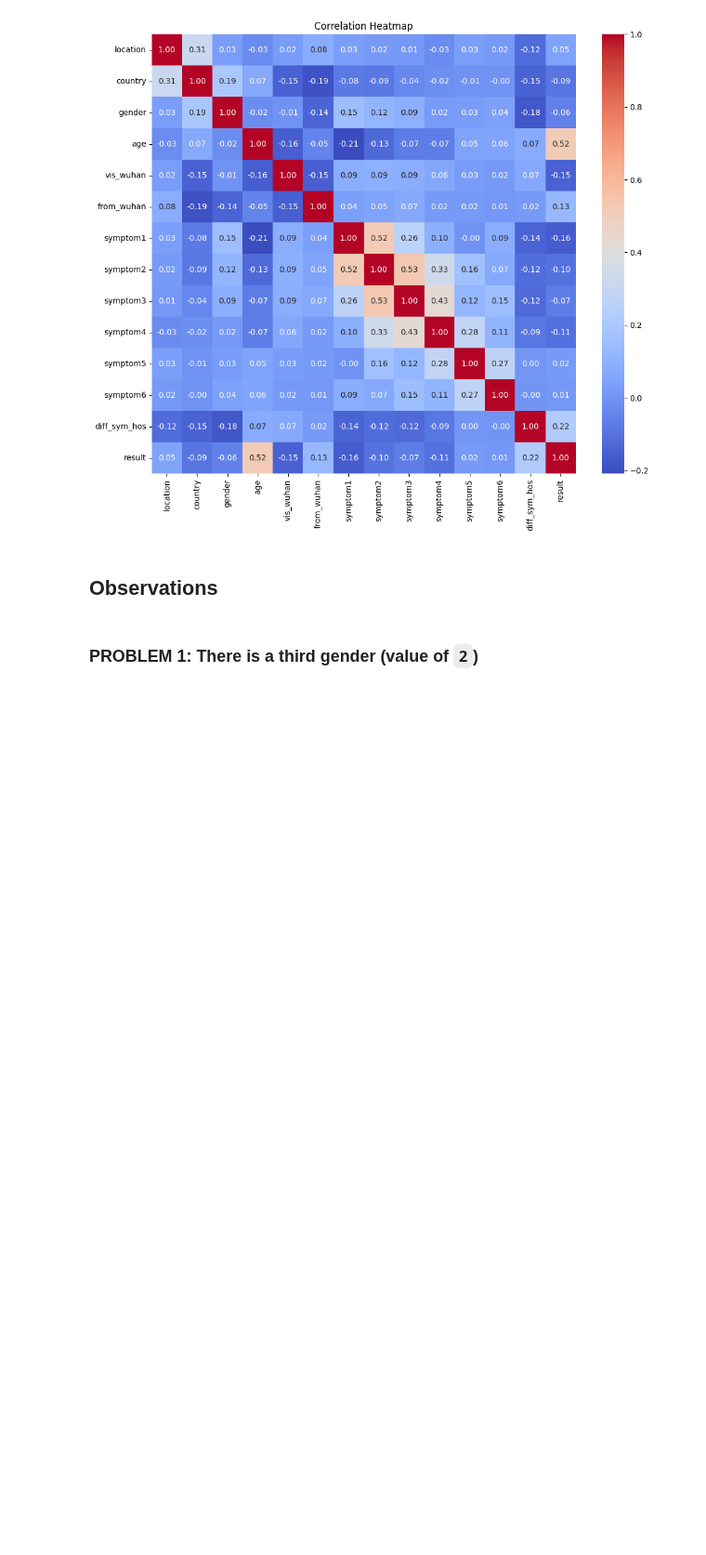
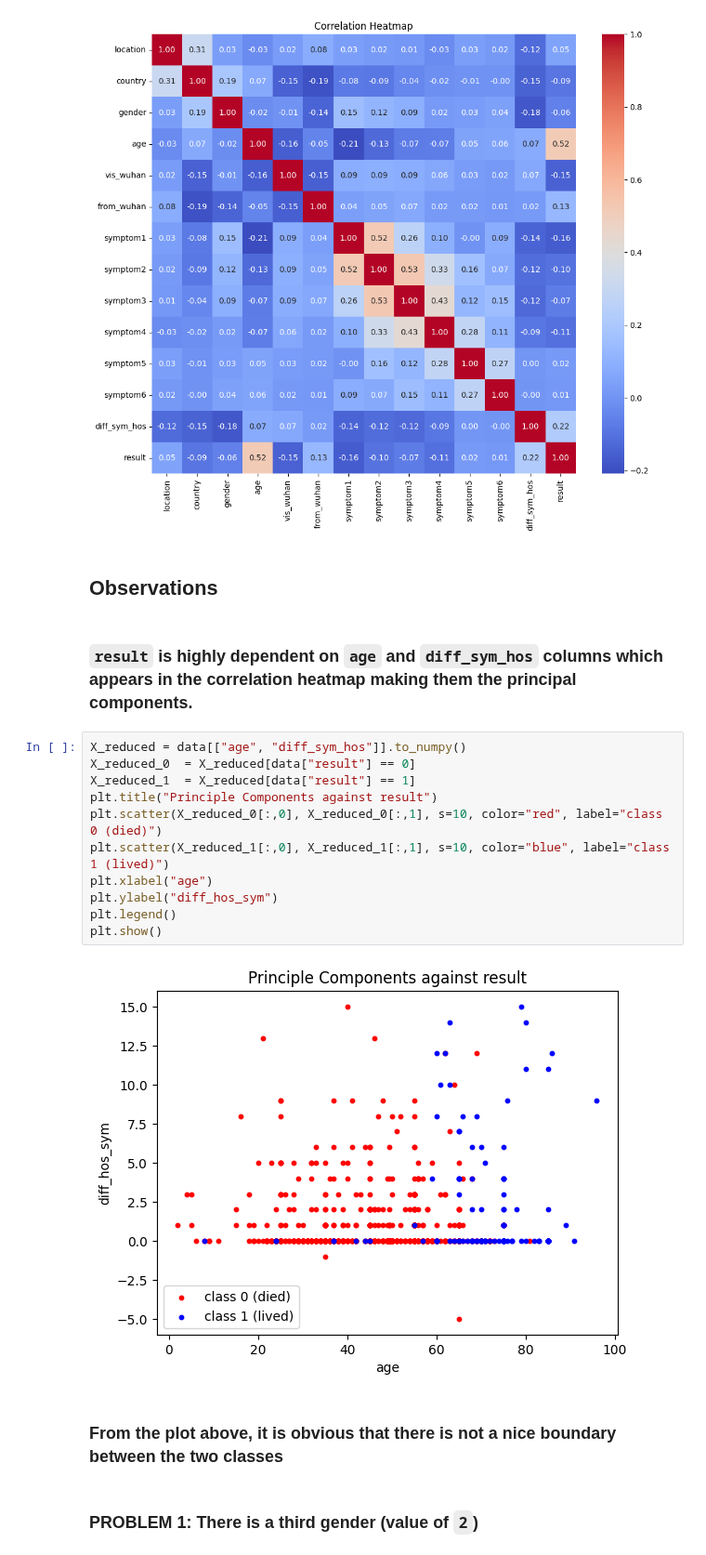
Before and after one commit to mohamedrezk122/covid-19-outcome-prediction, a Jupyter notebook: analysis.ipynb, the cells around one changed output. Shown at 93% size. Saved outputs shown, nothing was run; the diff lists cells and outputs as text; blank space fills up the shorter version.

```diff
--- a/analysis.ipynb
+++ b/analysis.ipynb
@@ -89,6 +89,23 @@ plt.show()
 [figure]
 # %% [markdown]
 ## Observations
+# %% [markdown]
+### `result` is highly dependent on `age` and `diff_sym_hos` columns which appears in the correlation heatmap making them the principal components.
+# %%
+X_reduced = data[["age", "diff_sym_hos"]].to_numpy()
+X_reduced_0  = X_reduced[data["result"] == 0]
+X_reduced_1  = X_reduced[data["result"] == 1]
+plt.title("Principle Components against result")
+plt.scatter(X_reduced_0[:,0], X_reduced_0[:,1], s=10, color="red", label="class 0 (died)")
+plt.scatter(X_reduced_1[:,0], X_reduced_1[:,1], s=10, color="blue", label="class 1 (lived)")
+plt.xlabel("age")
+plt.ylabel("diff_hos_sym")
+plt.legend()
+plt.show()
+# %% [output]
+[figure, added]
+# %% [markdown]
+### From the plot above, it is obvious that there is not a nice boundary between the two classes
 # %% [markdown]
 ### PROBLEM 1: There is a third gender (value of `2`)
 # %%
```
Also changed, not shown: parts of 18 cells of this notebook.
